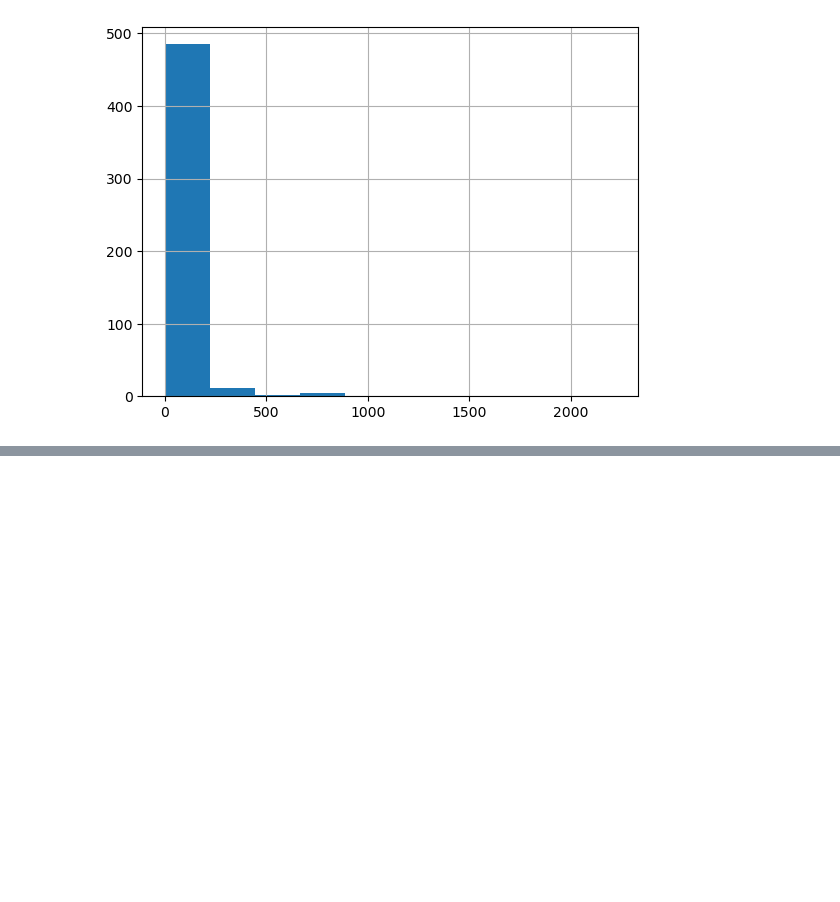
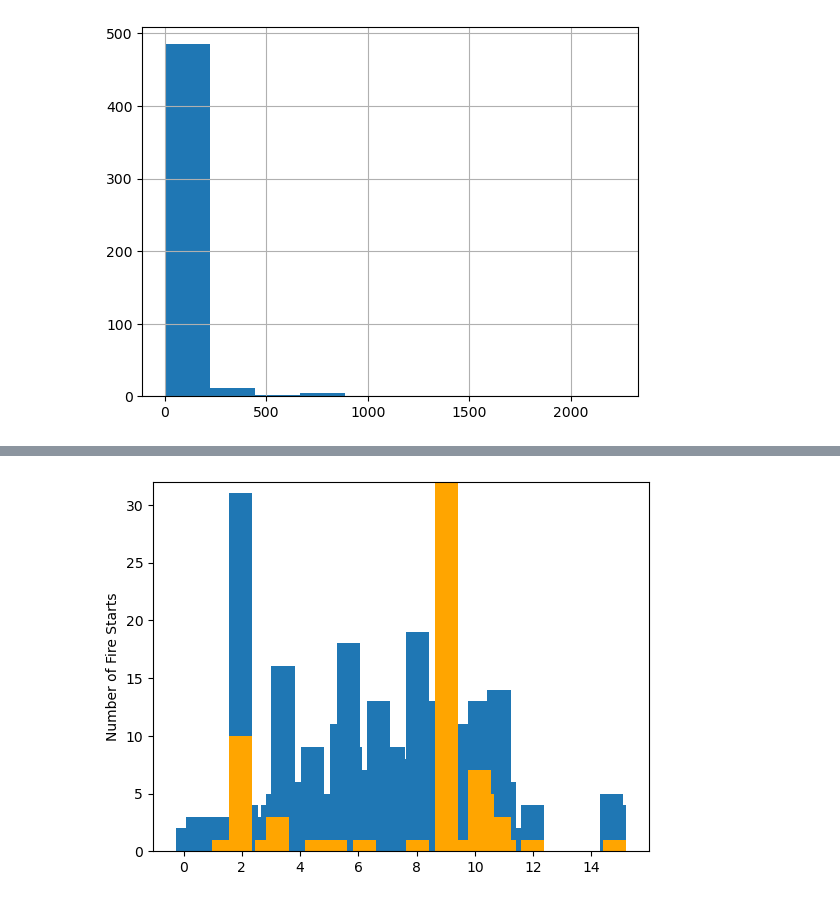
Before and after one commit to mccabete/fwiVis, a Jupyter notebook: notebooks/ciffc_ignitions.ipynb, the cells around one changed output, grey strips where cells are left out. Cells and saved outputs as stored; diff of their text form; code cells hidden in the pictures; blank space fills up the shorter version.

```diff
--- a/notebooks/ciffc_ignitions.ipynb
+++ b/notebooks/ciffc_ignitions.ipynb
@@ -713,3 +729,13 @@ plt.legend()
+# %%
+plt.bar(ciffc_counts_low.GEOS_5, ciffc_counts_low.num_fire_starts)
+plt.bar(ciffc_counts_low.GEOS_5, ciffc_counts_low.num_fire_starts * ciffc_counts_low.percent_large, color = "orange", label = "Percent Fires that will grow > 4km^2")
+plt.ylim((0, 32))
+#plt.xlabel("GEOS5 FWI @ Fire Start -- Intensive Zone Average")
+plt.ylabel("Number of Fire Starts")
+plt.savefig(f'{os.path.abspath("exploratory_figs")}/ciffc/south_brokeny_zone_percent_igs.png')
+#plt.legend()
+# %% [output]
+[figure, added]
 # %%
 
 
```
Also changed, not shown: parts of 21 cells of this notebook, 2 other files.
